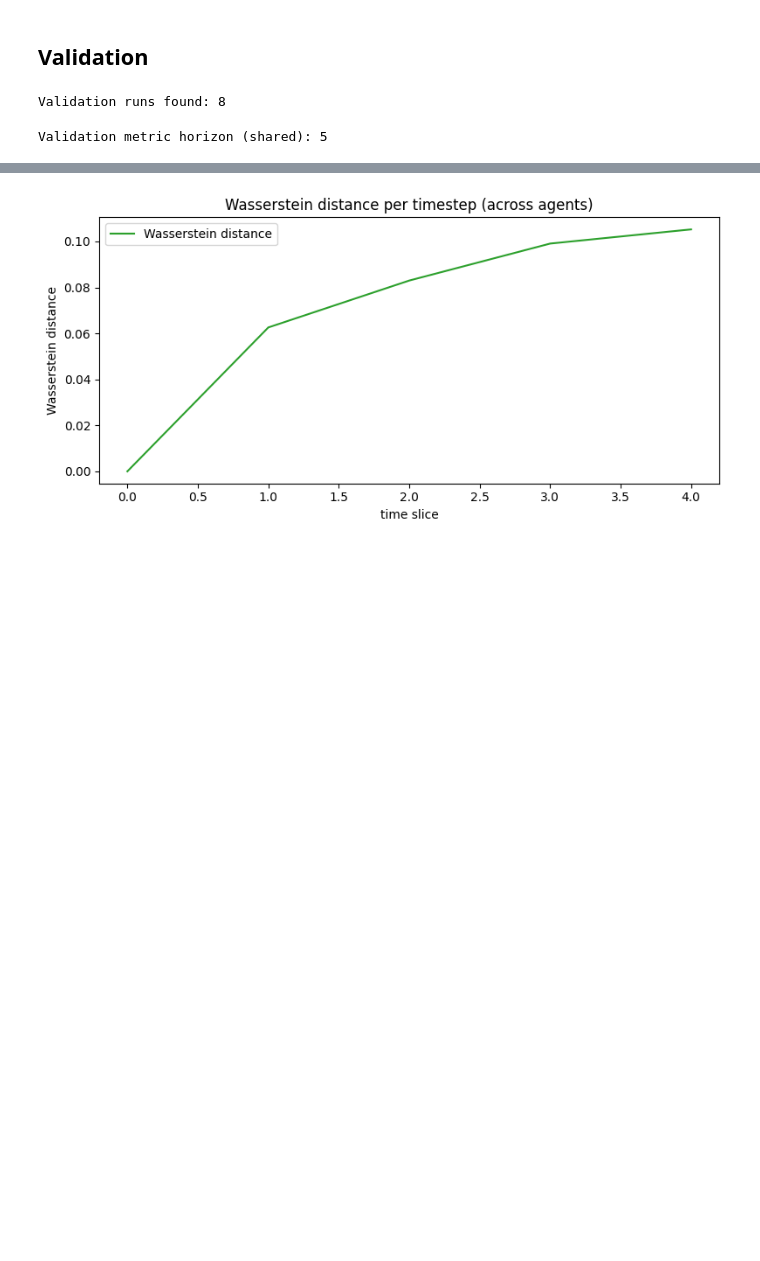
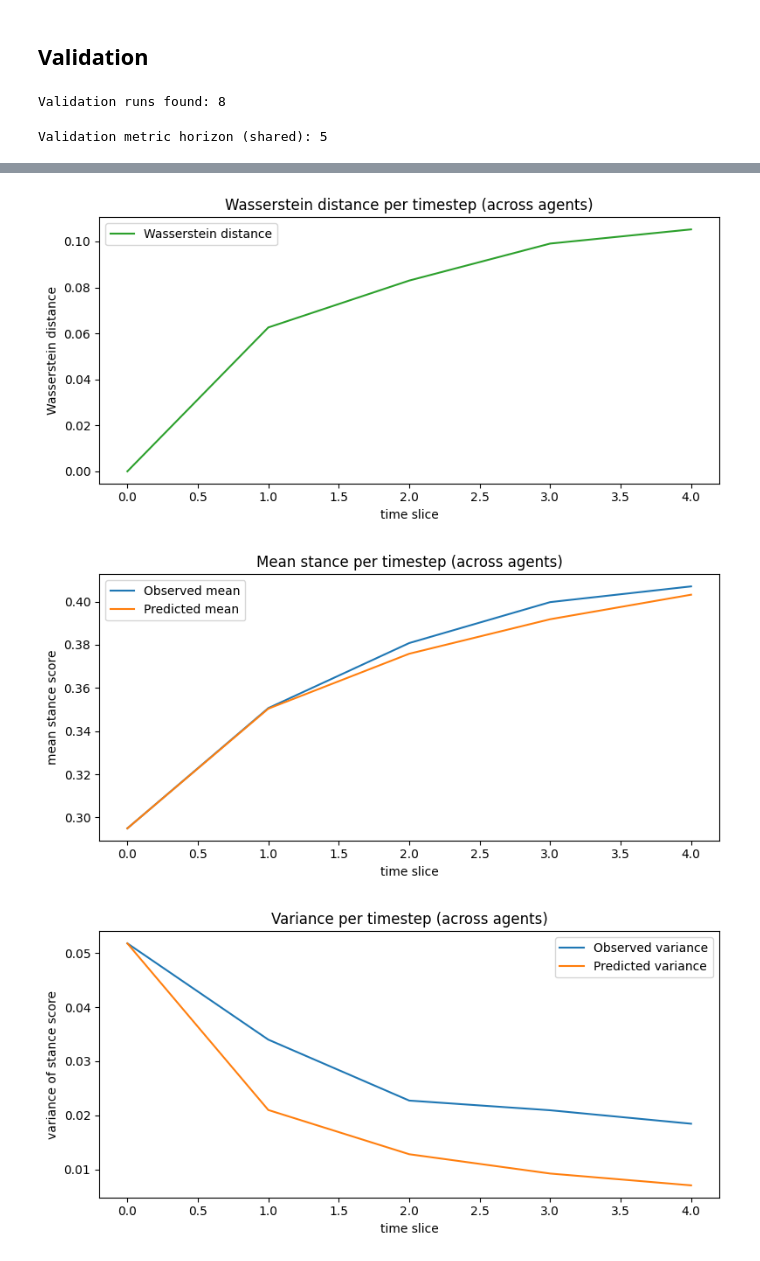
Before and after one commit to samuelLi05/llm-network, a Jupyter notebook: modeling/models/opinion_fitting.ipynb, the cells around one changed output, grey strips where cells are left out. Saved outputs shown, nothing was run; the diff lists cells and outputs as text; code cells hidden in the pictures; blank space fills up the shorter version.

```diff
--- a/modeling/models/opinion_fitting.ipynb
+++ b/modeling/models/opinion_fitting.ipynb
@@ -295,10 +390,24 @@ TEST_HOMO = evaluate_validation_model(
         PARAMS['rollout_horizon_cap'],
     ),
 )
+TEST_HOMO_STUB = evaluate_validation_model(
+    TEST_RUN_TRAJ,
+    lambda observed: rollout_with_homophily_stubborness(
+        HOMO_STUB_A,
+        HOMO_STUB_GAMMA,
+        HOMO_STUB_BIAS,
+        HOMO_STUB_L1,
+        HOMO_STUB_L2,
+        np.asarray(observed, dtype=float)[0],
+        PARAMS["rollout_horizon_cap"],
+    ),
+)
+
 
 VALIDATION_CURVE_HORIZON = min(
     TEST_DEGROOT['mean_true_stack'].shape[1],
     TEST_HOMO['mean_true_stack'].shape[1],
+    TEST_HOMO_STUB['mean_true_stack'].shape[1],
 )
 
 print('Validation metric horizon (shared):', VALIDATION_CURVE_HORIZON)
@@ -325,30 +434,51 @@ plot_variance_per_timestep(
 )
 plot_wasserstein_distance_per_timestep(
     TEST_HOMO['wasserstein_stack'].mean(axis=0)[:VALIDATION_CURVE_HORIZON],
 )
 
+plot_mean_per_timestep(
+    TEST_HOMO_STUB["mean_true_stack"].mean(axis=0)[:VALIDATION_CURVE_HORIZON],
+    TEST_HOMO_STUB["mean_pred_stack"].mean(axis=0)[:VALIDATION_CURVE_HORIZON],
+)
+plot_variance_per_timestep(
+    TEST_HOMO_STUB["var_true_stack"].mean(axis=0)[:VALIDATION_CURVE_HORIZON],
+    TEST_HOMO_STUB["var_pred_stack"].mean(axis=0)[:VALIDATION_CURVE_HORIZON],
+)
+plot_wasserstein_distance_per_timestep(
+    TEST_HOMO_STUB["wasserstein_stack"].mean(axis=0)[:VALIDATION_CURVE_HORIZON],
+)
+
 test_summary = pd.DataFrame([
     {
         'model': 'degroot',
         'transition_mse_mean': TEST_DEGROOT['transition_mse_mean'],
         'mean_curve_abs_error': TEST_DEGROOT['mean_curve_abs_error'],
         'var_curve_abs_error': TEST_DEGROOT['var_curve_abs_error'],
         'wasserstein_curve_mean': TEST_DEGROOT['wasserstein_curve_mean'],
     },
     {
         'model': 'homophily',
         'transition_mse_mean': TEST_HOMO['transition_mse_mean'],
         'mean_curve_abs_error': TEST_HOMO['mean_curve_abs_error'],
         'var_curve_abs_error': TEST_HOMO['var_curve_abs_error'],
         'wasserstein_curve_mean': TEST_HOMO['wasserstein_curve_mean'],
     },
+    {
+        'model': 'homophily_stubborness',
+        'transition_mse_mean': TEST_HOMO_STUB['transition_mse_mean'],
+        'mean_curve_abs_error': TEST_HOMO_STUB['mean_curve_abs_error'],
+        'var_curve_abs_error': TEST_HOMO_STUB['var_curve_abs_error'],
+        'wasserstein_curve_mean': TEST_HOMO_STUB['wasserstein_curve_mean'],
+    },
 ])
 print(test_summary)
 # %% [output]
 Validation metric horizon (shared): 5
 [figure]
 [figure]
 [figure]
 [figure]
 [figure]
 [figure]
+[figure, added]
+[figure, added]
```
Also changed, not shown: parts of 6 cells of this notebook, 1 other file.
